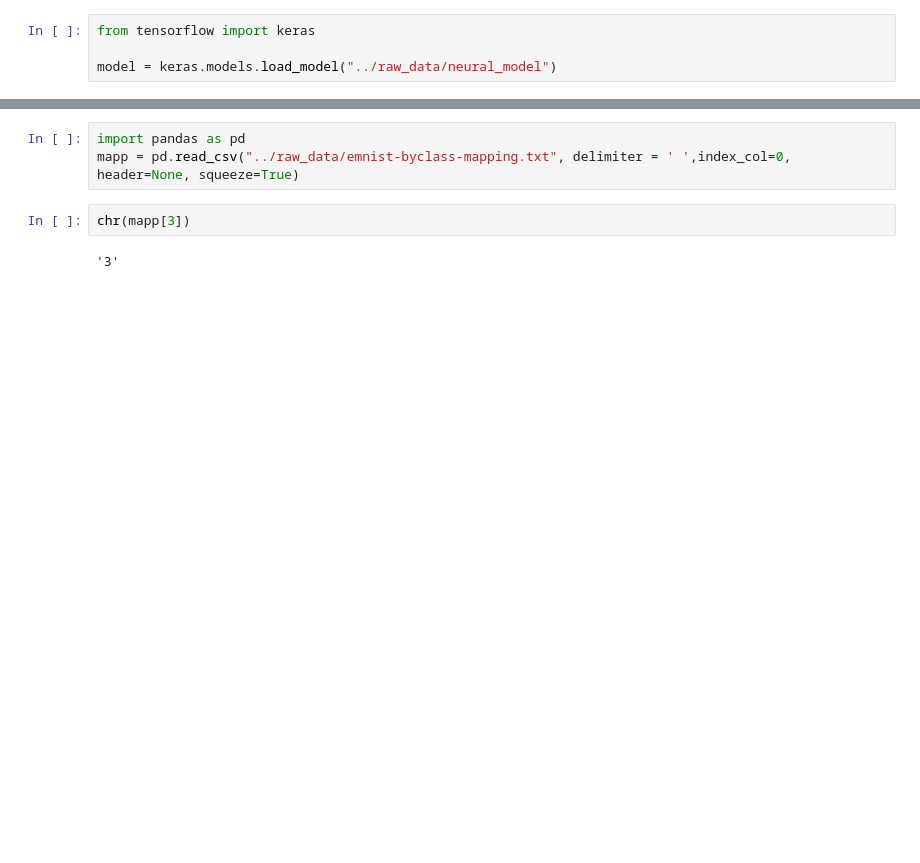
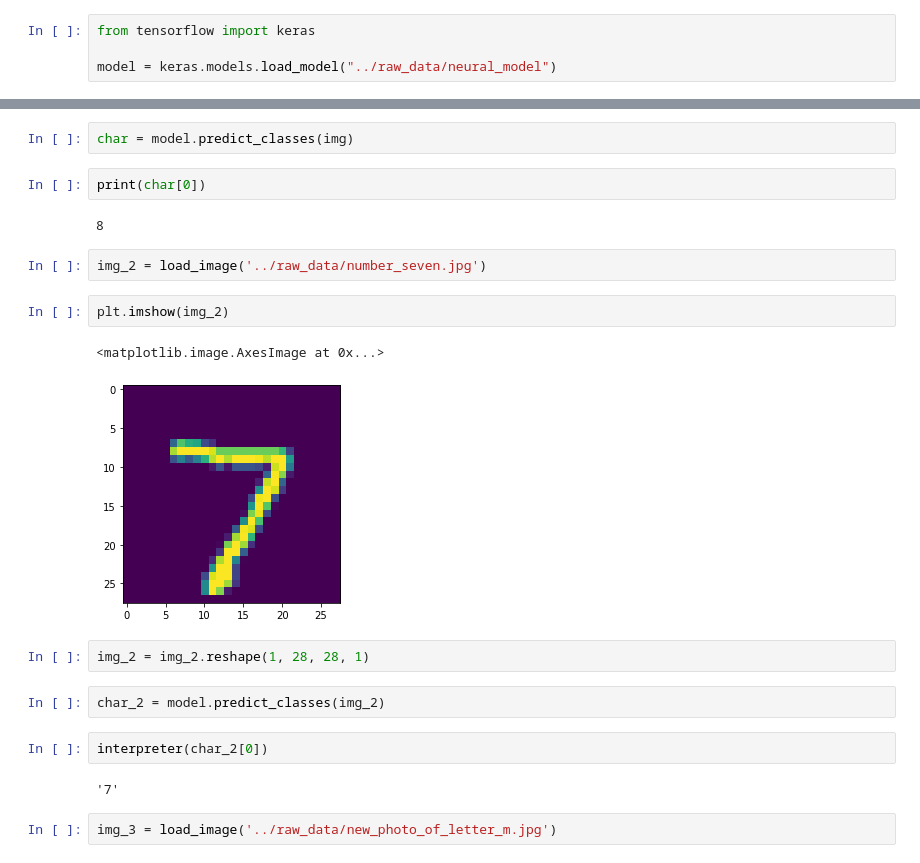
Before and after one commit to LiamCafffrey/HandWrittenTextInterpreter, a Jupyter notebook: notebooks/Liam_Predict.ipynb, the cells around one changed output, grey strips where cells are left out. Cells and saved outputs as stored; diff of their text form; blank space fills up the shorter version.

```diff
--- a/notebooks/Liam_Predict.ipynb
+++ b/notebooks/Liam_Predict.ipynb
@@ -89,7 +37,23 @@ array([4.7765251e-02, 7.3773633e-03, 6.0899020e-03, 1.8040316e-02,
-# %%
-import pandas as pd
-mapp = pd.read_csv("../raw_data/emnist-byclass-mapping.txt", delimiter = ' ',index_col=0, header=None, squeeze=True)
-# %%
-chr(mapp[3])
-# %% [output]
-'3'
+# %%
+char = model.predict_classes(img)
+# %%
+print(char[0])
+# %% [output]
+8
+# %%
+img_2 = load_image('../raw_data/number_seven.jpg')
+# %%
+plt.imshow(img_2)
+# %% [output]
+<matplotlib.image.AxesImage at 0x...>
+[figure, added]
+# %%
+img_2 = img_2.reshape(1, 28, 28, 1)
+# %%
+char_2 = model.predict_classes(img_2)
+# %%
+interpreter(char_2[0])
+# %% [output]
+'7'
+# %%
+img_3 = load_image('../raw_data/new_photo_of_letter_m.jpg')
```
Also changed, not shown: parts of 36 cells of this notebook, 1 other file.
